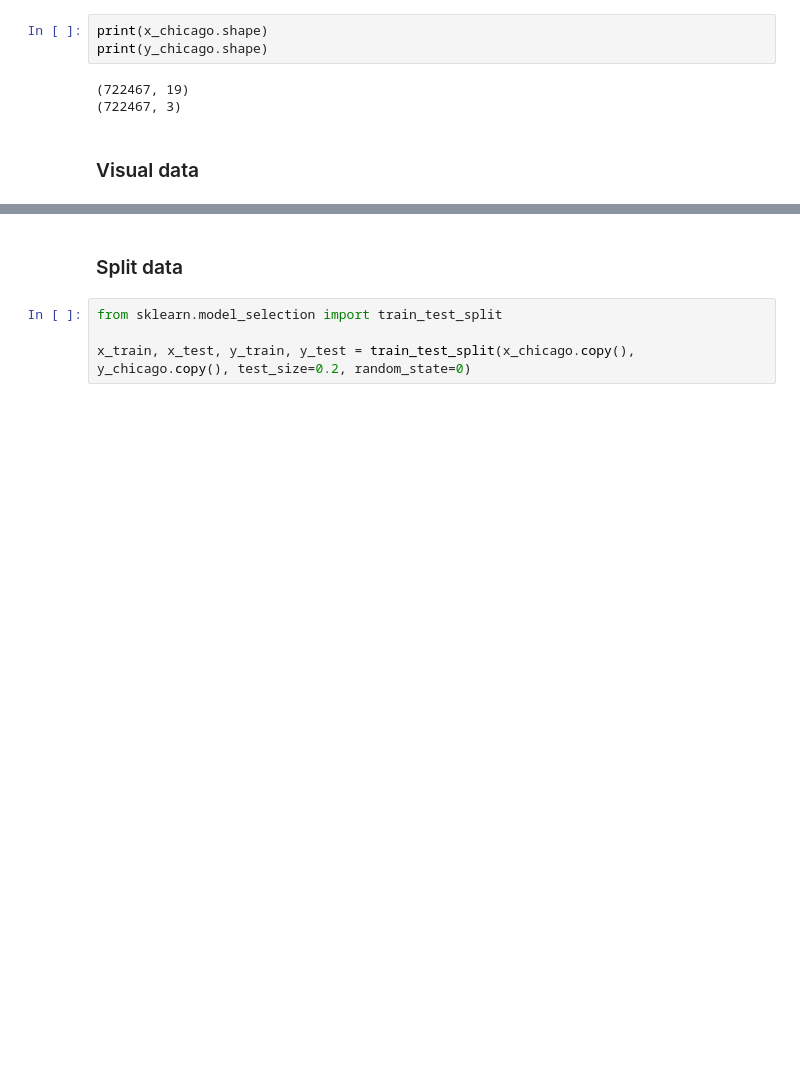
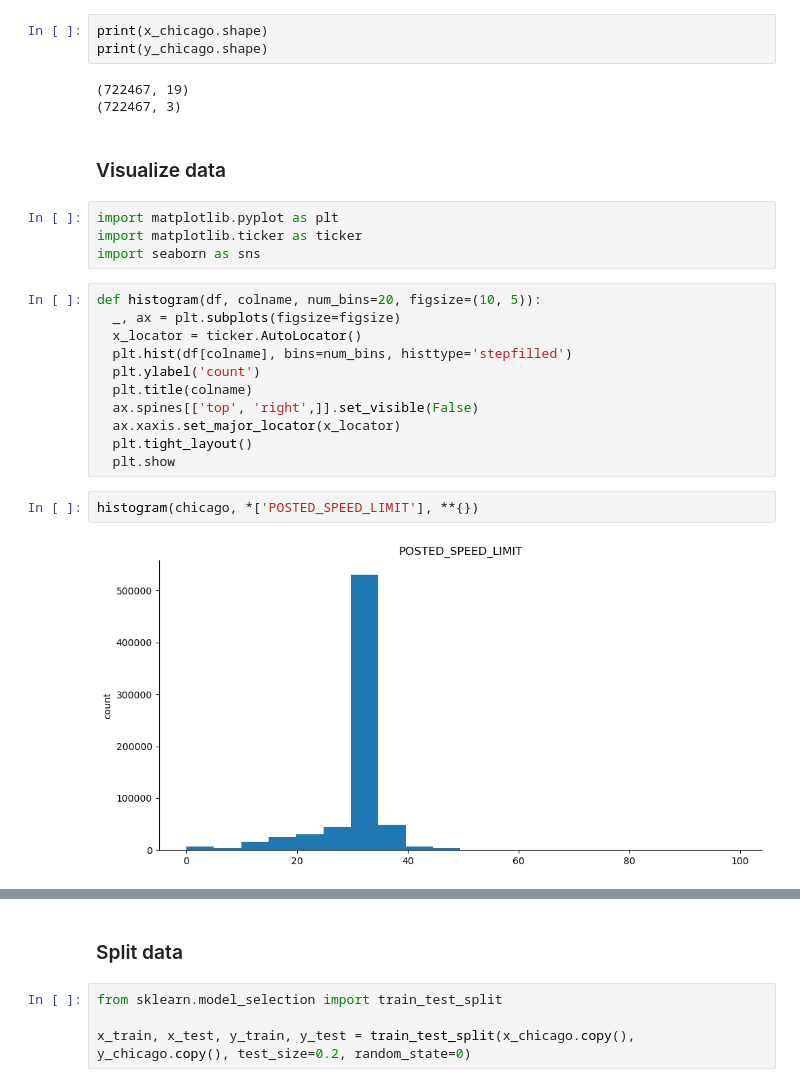
Before and after one commit to HuyHoangTuan/accidents_data_governance, a Jupyter notebook: src/note_book/main.ipynb, the cells around one changed output, grey strips where cells are left out. Saved outputs shown, nothing was run; the diff lists cells and outputs as text; blank space fills up the shorter version.

Commit message:
some categorical histogram

```diff
--- a/src/note_book/main.ipynb
+++ b/src/note_book/main.ipynb
@@ -84,4 +84,23 @@ print(y_chicago.shape)
 (722467, 19)
 (722467, 3)
 # %% [markdown]
-### Visual data
+### Visualize data
+# %%
+import matplotlib.pyplot as plt
+import matplotlib.ticker as ticker
+import seaborn as sns
+# %%
+def histogram(df, colname, num_bins=20, figsize=(10, 5)):
+  _, ax = plt.subplots(figsize=figsize)
+  x_locator = ticker.AutoLocator()
+  plt.hist(df[colname], bins=num_bins, histtype='stepfilled')
+  plt.ylabel('count')
+  plt.title(colname)
+  ax.spines[['top', 'right',]].set_visible(False)
+  ax.xaxis.set_major_locator(x_locator)
+  plt.tight_layout()
+  plt.show
+# %%
+histogram(chicago, *['POSTED_SPEED_LIMIT'], **{})
+# %% [output]
+[figure, added]
```
Also changed, not shown: parts of 7 cells of this notebook.
